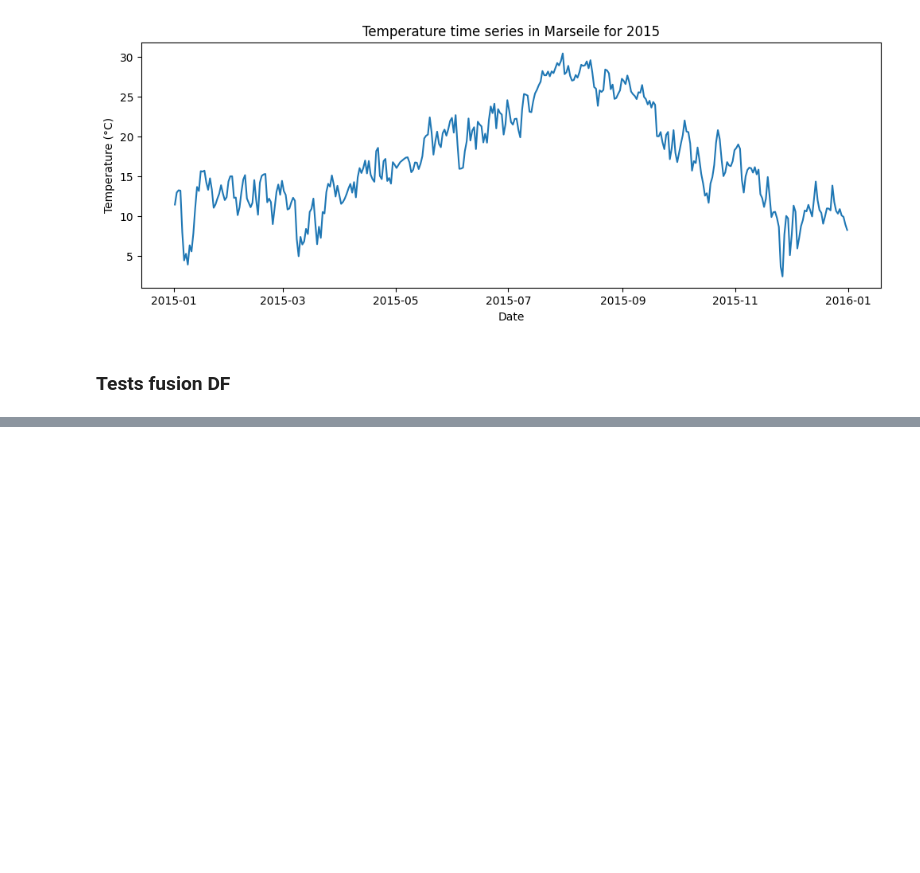
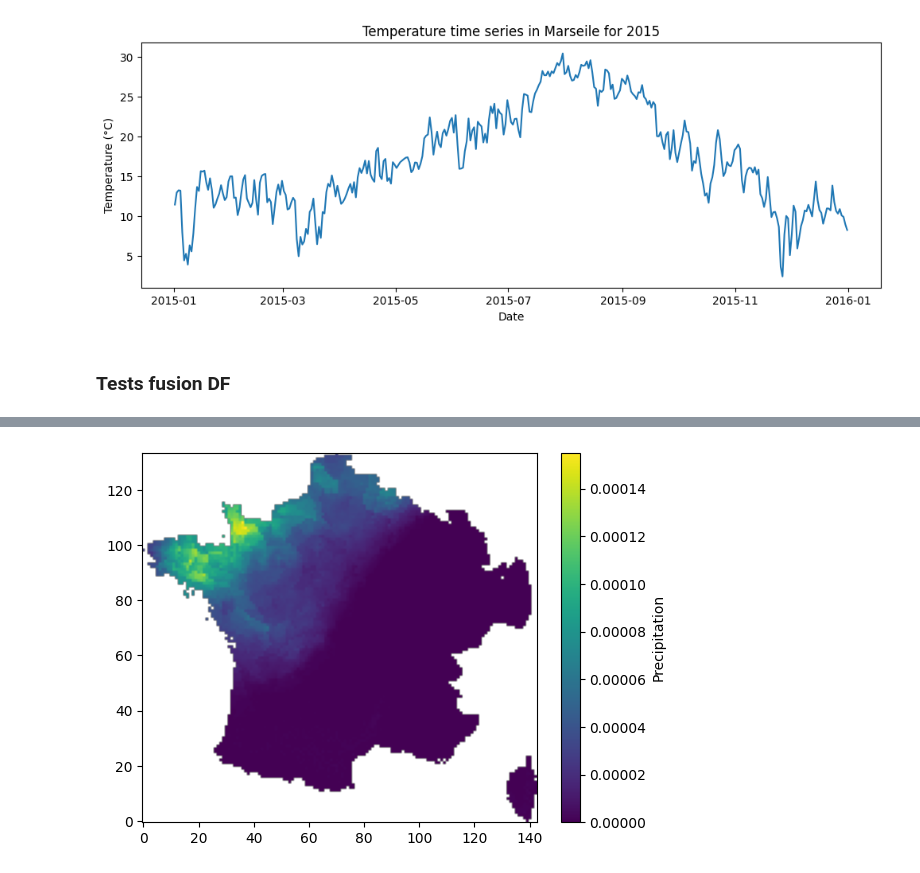
Before and after one commit to JulesBrdl/hackathon-climat, a Jupyter notebook: Notebooks/notebook_jules.ipynb, the cells around one changed output, grey strips where cells are left out. Saved outputs shown, nothing was run; the diff lists cells and outputs as text; code cells hidden in the pictures; blank space fills up the shorter version.

```diff
--- a/Notebooks/notebook_jules.ipynb
+++ b/Notebooks/notebook_jules.ipynb
@@ -249,0 +278,6 @@ dstas = xr.open_dataset(file_path_emul_tas, chunks={"time": 100})
+# %%
+plt.imshow(ds_merged_pr_first, origin='lower')
+plt.colorbar(label='Precipitation')
+plt.show()
+# %% [output]
+[figure, added]
```
Also changed, not shown: parts of 7 cells of this notebook.
